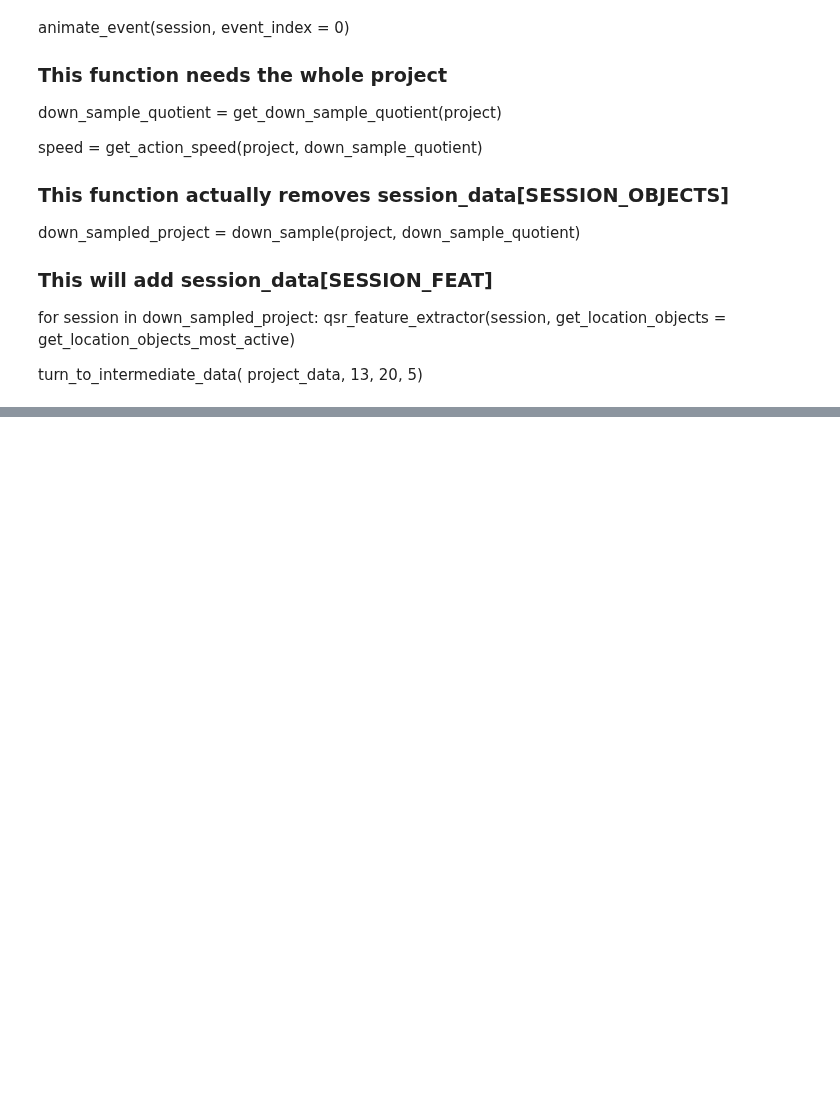
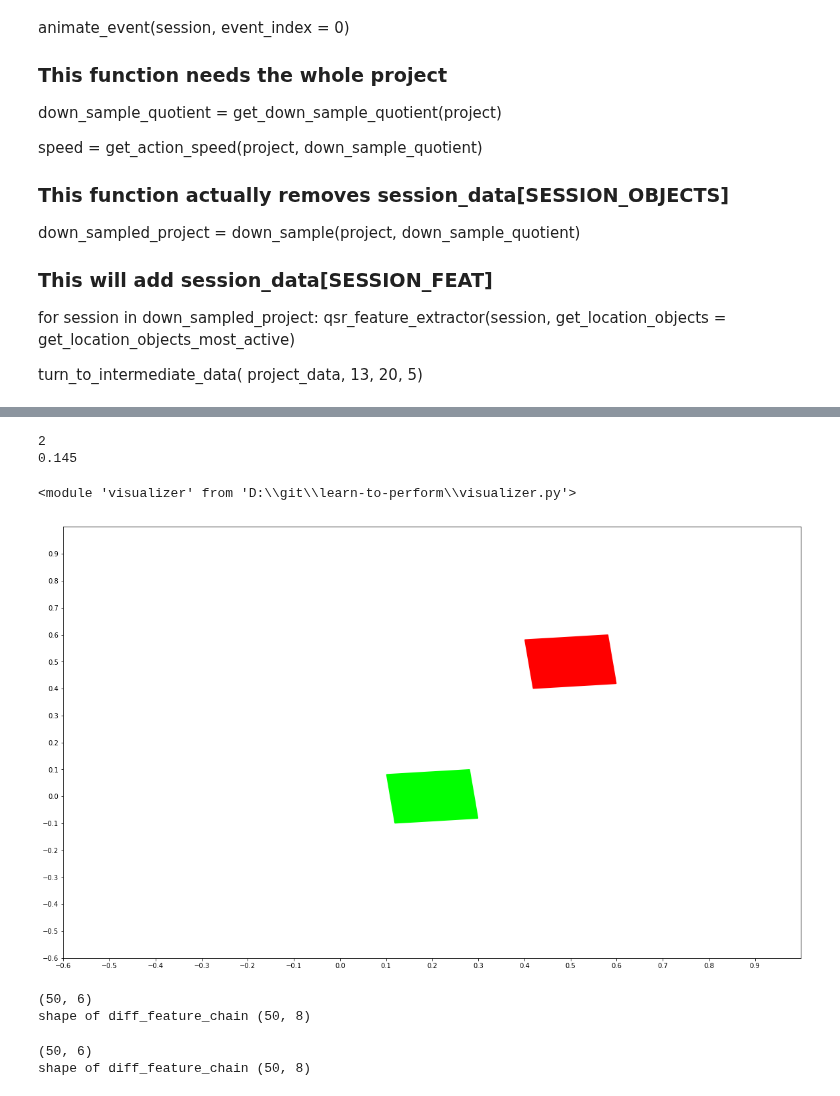
Before and after one commit to tuandnvn/learn-to-perform, a Jupyter notebook: notebooks/unittest.ipynb, the cells around one changed output, grey strips where cells are left out. Cells and saved outputs as stored; diff of their text form; code cells hidden in the pictures; blank space fills up the shorter version.

Commit message:
Finish testing modules

```diff
--- a/notebooks/unittest.ipynb
+++ b/notebooks/unittest.ipynb
@@ -99,0 +110,38 @@ len(session[SESSION_OBJ_2D]['Shell'])
+# %%
+project = [session]
+down_sample_quotient = session_util.get_down_sample_quotient(project)
+print(down_sample_quotient)
+
+speed = session_util.get_action_speed(project, down_sample_quotient)
+print (speed)
+# %% [output]
+2
+0.145
+# %%
+down_sampled_project = session_util.down_sample(project, down_sample_quotient)
+# %%
+import visualizer
+importlib.reload(visualizer)
+# %% [output]
+<module 'visualizer' from 'D:\\git\\learn-to-perform\\visualizer.py'>
+# %%
+visualizer.animate_event(down_sampled_project[0], 0, name = "downsample_event.mp4")
+# %% [output]
+[figure, added]
+# %%
+a = os.path.join(module_path, "strands_qsr_lib\qsr_lib\src3")
+
+sys.path.append(a)
+
+importlib.reload(session_util)
+importlib.reload(feature_util)
+# %% [output]
+(50, 6)
+shape of diff_feature_chain (50, 8)
+# %%
+for session in down_sampled_project:
+    session[SESSION_LEN] = int(session[SESSION_LEN])
+    feature_util.qsr_feature_extractor(session, get_location_objects = feature_util.get_location_objects_most_active)
+# %% [output]
+(50, 6)
+shape of diff_feature_chain (50, 8)
```
Also changed, not shown: parts of 8 cells of this notebook, 6 other files.
